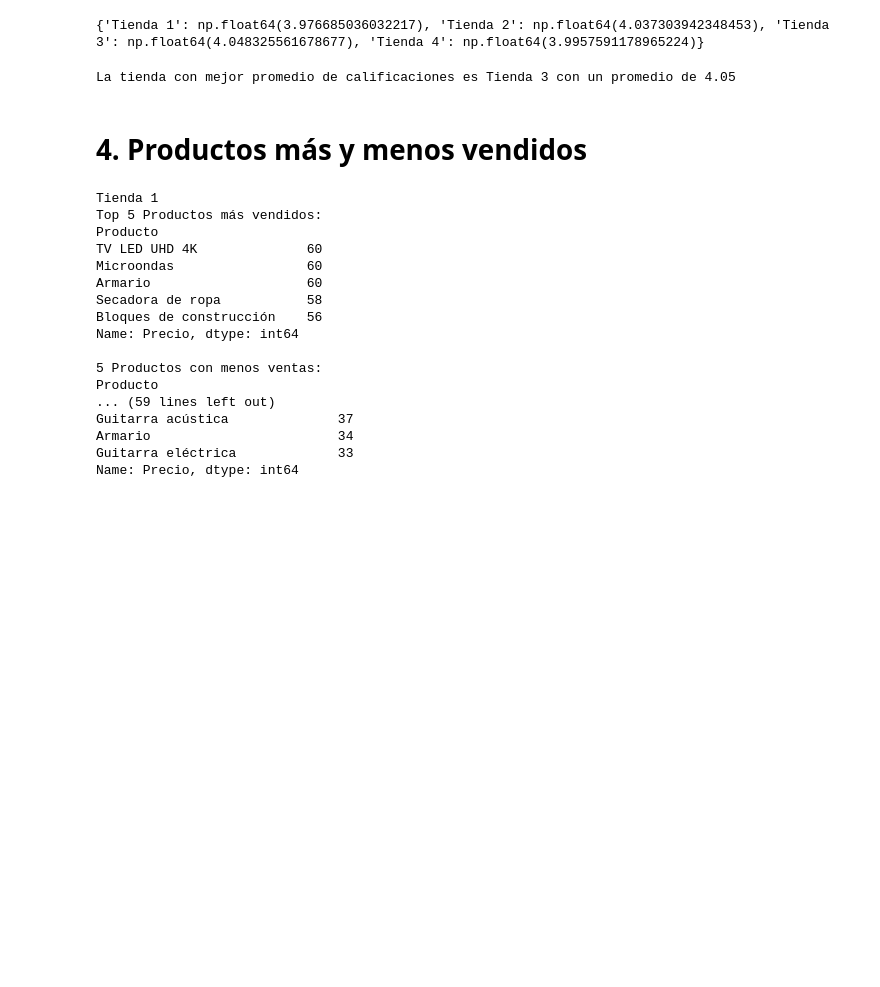
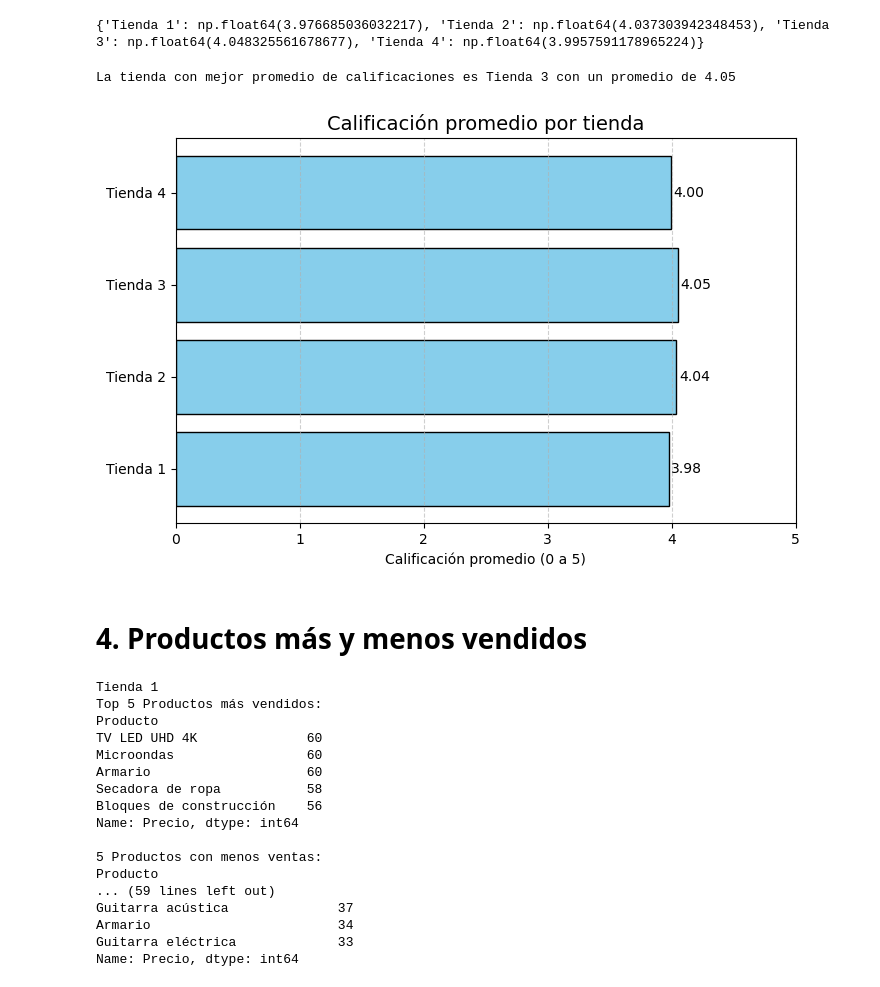
Before and after one commit to ernes2111/Proyecto-Alura-Store-Analisis-de-Tiendas, a Jupyter notebook: notebooks/Alura_store_latam.ipynb, the cells around one changed output. Saved outputs shown, nothing was run; the diff lists cells and outputs as text; code cells hidden in the pictures; blank space fills up the shorter version.

Commit message:
Añadidas imagenes y correcciones finales
Añadidas imagenes, correccion del readme, generados nuevos graficos complementarios dentro del notebook

```diff
--- a/AluraStoreLatam.ipynb
+++ b/notebooks/Alura_store_latam.ipynb
@@ -147,6 +147,25 @@ mejor_tienda = max(promedios_calificaciones, key=promedios_calificaciones.get)
 print(f'La tienda con mejor promedio de calificaciones es {mejor_tienda} con un promedio de {promedios_calificaciones[mejor_tienda]:.2f}')
 # %% [output]
 La tienda con mejor promedio de calificaciones es Tienda 3 con un promedio de 4.05
+# %%
+import matplotlib.pyplot as plt
+
+tiendas_nombres = list(promedios_calificaciones.keys())
+valores = list(promedios_calificaciones.values())
+
+plt.figure(figsize=(8,5))
+plt.barh(tiendas_nombres, valores, color='skyblue', edgecolor='black')
+
+for i, v in enumerate(valores):
+    plt.text(v + 0.02, i, f"{v:.2f}", va='center', fontsize=10)
+
+plt.title("Calificación promedio por tienda", fontsize=14)
+plt.xlabel("Calificación promedio (0 a 5)")
+plt.xlim(0, 5)
+plt.grid(axis='x', linestyle='--', alpha=0.6)
+plt.show()
+# %% [output]
+[figure, added]
 # %% [markdown]
 # 4. Productos más y menos vendidos
 # %%
```
Also changed, not shown: parts of 6 cells of this notebook, 9 other files.
